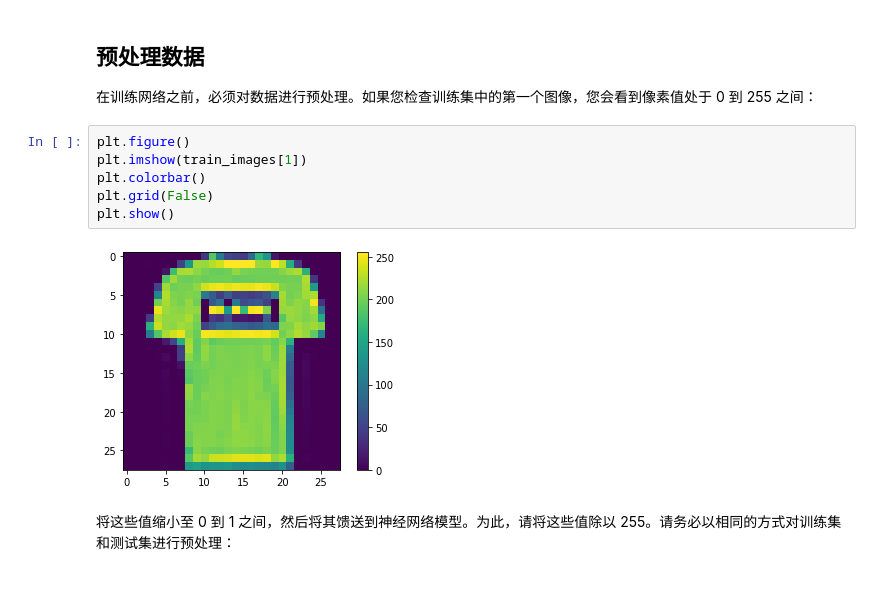
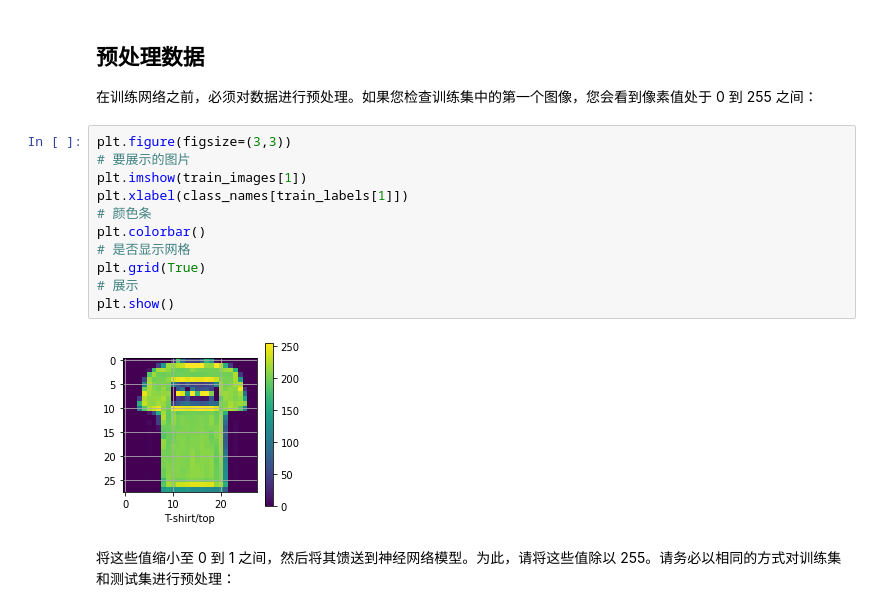
Before and after one commit to MartinDong/tensorflow01, a Jupyter notebook: classification.ipynb, the cells around one changed output. Cells and saved outputs as stored; diff of their text form.

```diff
--- a/classification.ipynb
+++ b/classification.ipynb
@@ -65,13 +70,18 @@ len(test_labels)
 ## 预处理数据
 在训练网络之前，必须对数据进行预处理。如果您检查训练集中的第一个图像，您会看到像素值处于 0 到 255 之间：
 # %%
-plt.figure()
+plt.figure(figsize=(3,3))
+# 要展示的图片
 plt.imshow(train_images[1])
+plt.xlabel(class_names[train_labels[1]])
+# 颜色条
 plt.colorbar()
-plt.grid(False)
+# 是否显示网格
+plt.grid(True)
+# 展示
 plt.show()
 # %% [output]
-[figure, old version]
+[figure, new version]
 # %% [markdown]
 将这些值缩小至 0 到 1 之间，然后将其馈送到神经网络模型。为此，请将这些值除以 255。请务必以相同的方式对训练集和测试集进行预处理：
 # %%
```
Also changed, not shown: parts of 9 cells of this notebook, 3 other files.
